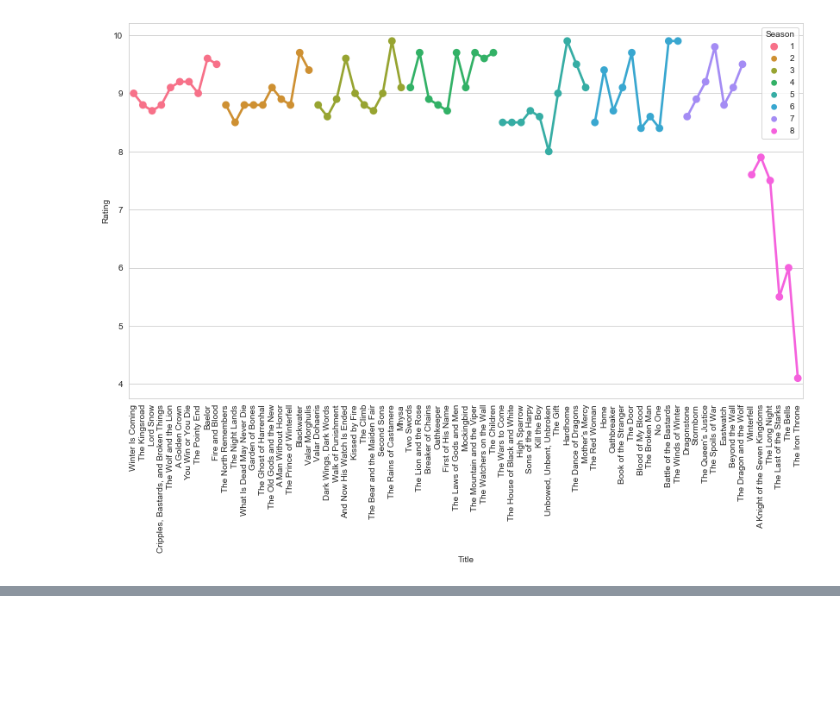
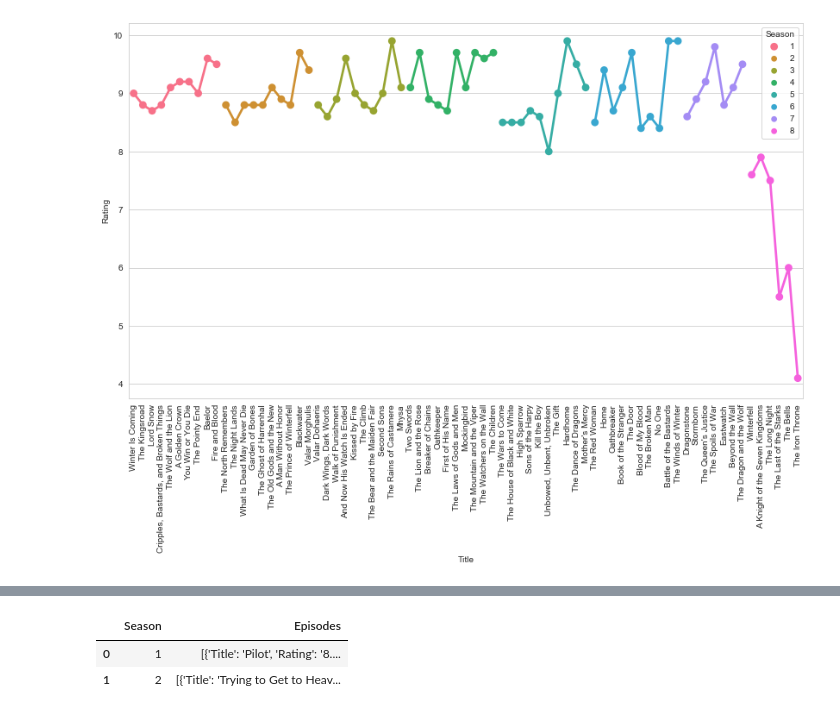
Before and after one commit to sebastianden/series_imdb_scraper, a Jupyter notebook: IMDbScraper.ipynb, the cells around one changed output, grey strips where cells are left out. Drawn from its saved outputs; the diff is of its cells as text; code cells hidden in the pictures; blank space fills up the shorter version.

Commit message:
improvements and json api

```diff
--- a/IMDbScraper.ipynb
+++ b/IMDbScraper.ipynb
@@ -14,17 +16,19 @@ import seaborn as sns
 sns.set_style('whitegrid')
 # %%
 # Get IMDb ID
-
 inp = "game of thrones"
 # Turn input into IMDb search url
 inp = inp.replace(' ', '+')
 search_url = "https://www.imdb.com/find?q={0}&ref_=nv_sr_sm".format(inp)
 
 # Scrape search url for the IMDb ID of first search result
+strainer = SoupStrainer('td',{'class':'result_text'})
 resp = requests.get(search_url)
-soup = BeautifulSoup(resp.text)
+soup = BeautifulSoup(resp.text, features="lxml", parse_only=strainer)
 
-imdbid = soup.find('td',{'class':'result_text'}).find('a',href=True)
-imdbid = str(imdbid)[16:25]
+print(soup.prettify())
+
+imdbid = soup.find('a',href=True)
+imdbid = str(imdbid).split("/")[2]
 print(imdbid)
 # %% [output]
@@ -103,3 +123,29 @@ Scraping Season 6
 Scraping Season 7
 Scraping Season 8
 [figure]
+# %%
+season = 0
+data = []
+while True:
+    season += 1
+    url = f'https://www.imdb.com/title/tt8772296/episodes?season={season}'
+
+    resp = requests.get(url)
+    soup = BeautifulSoup(resp.text)
+
+    # Get the actual season from soup (to compare with season nmber in loop)
+    true_season = soup.find('h3',{'id':'episode_top',  'itemprop':'name'})
+    true_season = int(true_season.text.split()[1])
+    if season != true_season:
+        break
+
+    print(f"Scraping Season {season}")
+    # Get titles from soup
+    titles = [t.text for t in soup.find_all('a',{'itemprop':'name'})]
+    # Get ratings from soup
+    ratings = [r.text for r in soup.find_all('span',{'class':'ipl-rating-star__rating'})][::23]
+
+    data.append({"Season":season, "Episodes":[{"Title":t, "Rating":r} for (t,r) in zip(titles, ratings)]})
+
+
+print(json.dumps(data, indent=4))
@@ -105,0 +170,6 @@ Scraping Season 8
+# %%
+pd.DataFrame(data)
+# %% [output]
+|  | Season | Episodes |
+| 0 | 1 | [{'Title': 'Pilot', 'Rating': '8.... |
+| 1 | 2 | [{'Title': 'Trying to Get to Heav... |
```
Also changed, not shown: parts of 3 cells of this notebook, 1 other file.
